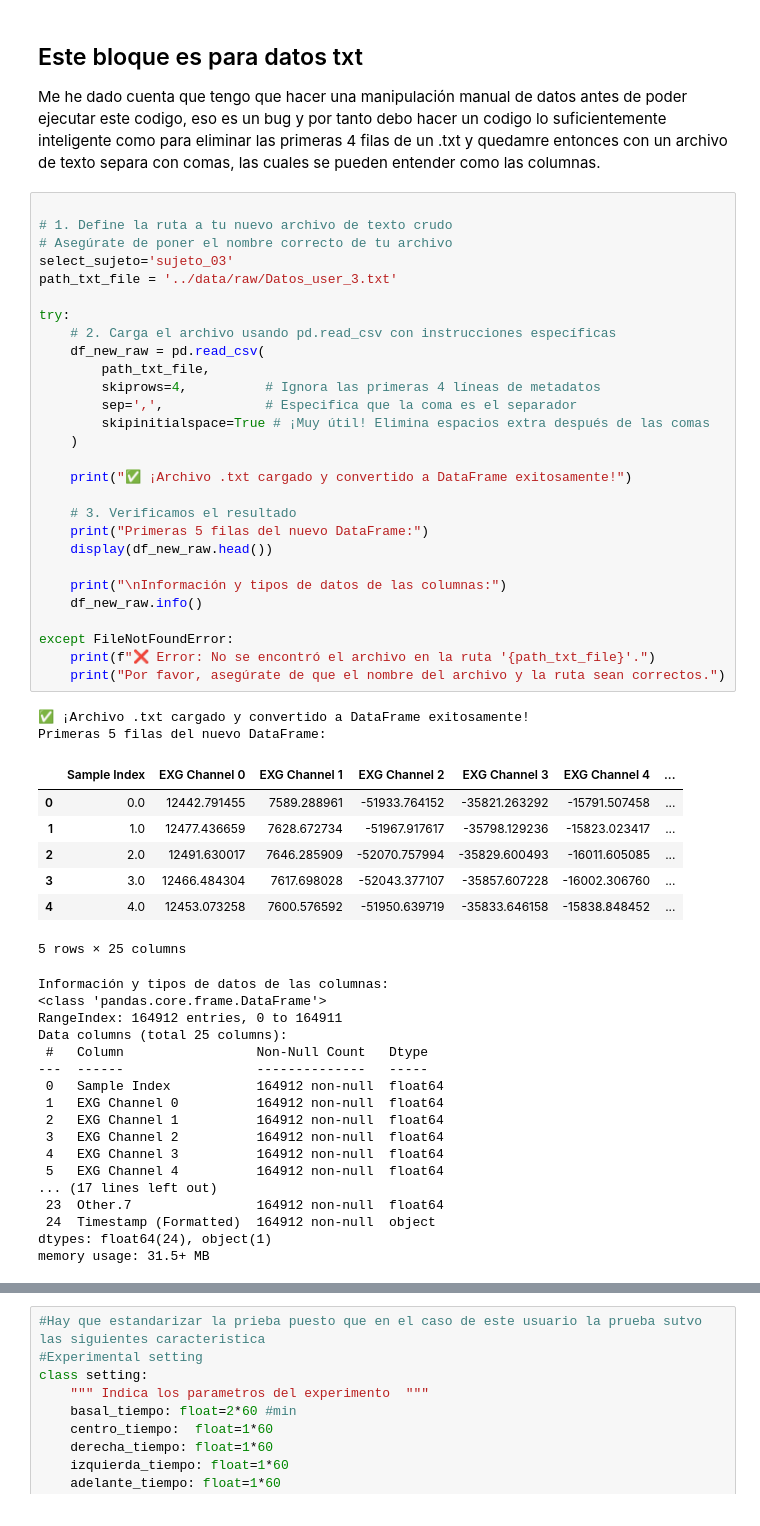
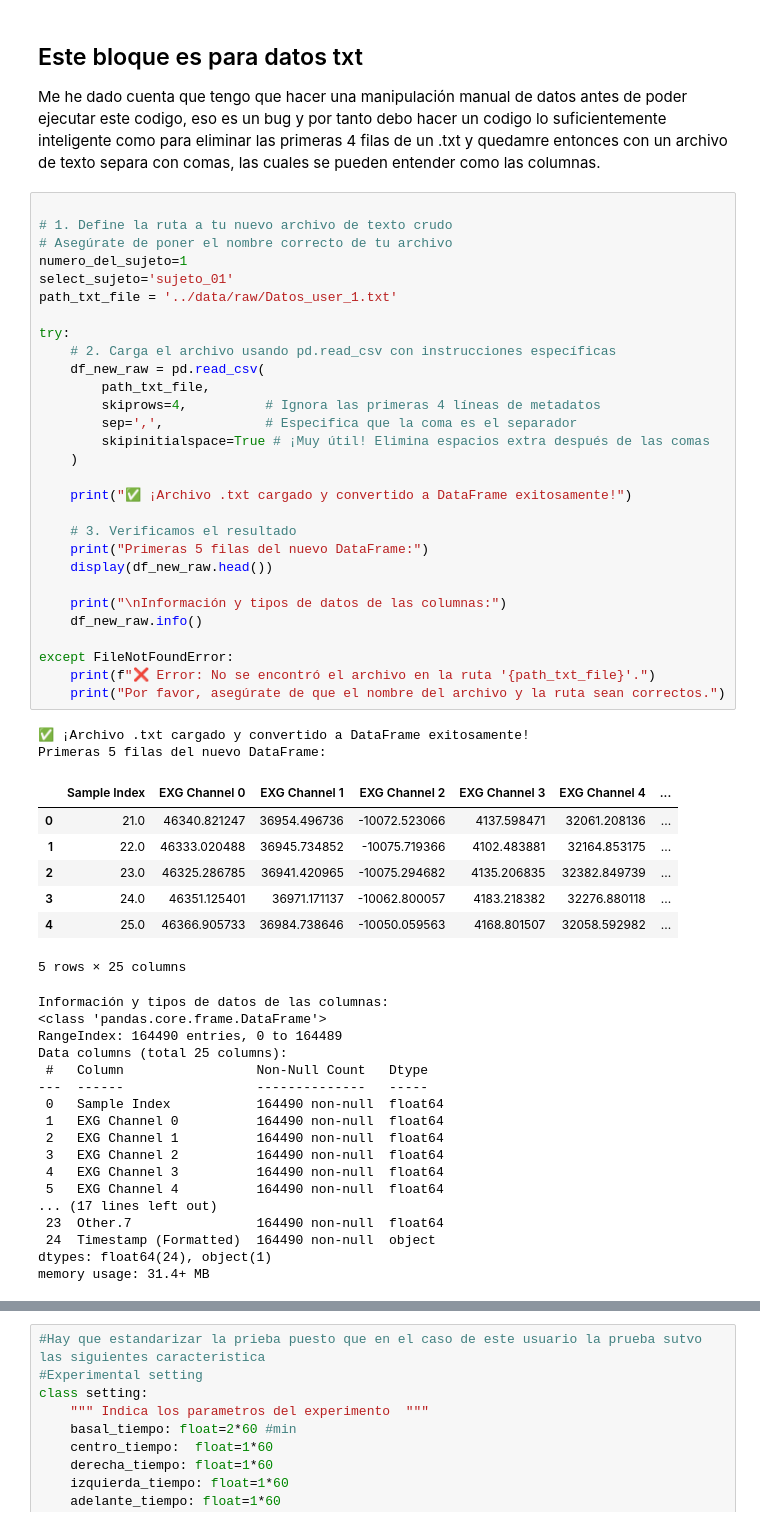
Before and after one commit to hdeavila1992/Robot_Human_Interfase_v0, a Jupyter notebook: notebooks/01-procesamiento-y-features.ipynb, the cells around one changed output, grey strips where cells are left out. Saved outputs shown, nothing was run; the diff lists cells and outputs as text.

```diff
--- a/notebooks/01-procesamiento-y-features.ipynb
+++ b/notebooks/01-procesamiento-y-features.ipynb
@@ -12,58 +12,59 @@ Me he dado cuenta que tengo que hacer una manipulación manual de datos antes de
 # %%
 
 # 1. Define la ruta a tu nuevo archivo de texto crudo
 # Asegúrate de poner el nombre correcto de tu archivo
-select_sujeto='sujeto_03'
-path_txt_file = '../data/raw/Datos_user_3.txt'
+numero_del_sujeto=1
+select_sujeto='sujeto_01'
+path_txt_file = '../data/raw/Datos_user_1.txt'
 
 try:
     # 2. Carga el archivo usando pd.read_csv con instrucciones específicas
     df_new_raw = pd.read_csv(
         path_txt_file,
         skiprows=4,          # Ignora las primeras 4 líneas de metadatos
         sep=',',             # Especifica que la coma es el separador
         skipinitialspace=True # ¡Muy útil! Elimina espacios extra después de las comas
     )
 
     print("✅ ¡Archivo .txt cargado y convertido a DataFrame exitosamente!")
 
     # 3. Verificamos el resultado
     print("Primeras 5 filas del nuevo DataFrame:")
     display(df_new_raw.head())
 
     print("\nInformación y tipos de datos de las columnas:")
     df_new_raw.info()
 
 except FileNotFoundError:
     print(f"❌ Error: No se encontró el archivo en la ruta '{path_txt_file}'.")
     print("Por favor, asegúrate de que el nombre del archivo y la ruta sean correctos.")
 # %% [output]
 ✅ ¡Archivo .txt cargado y convertido a DataFrame exitosamente!
 Primeras 5 filas del nuevo DataFrame:
 |  | Sample Index | EXG Channel 0 | EXG Channel 1 | EXG Channel 2 | EXG Channel 3 | EXG Channel 4 | ... |
-| 0 | 0.0 | 12442.791455 | 7589.288961 | -51933.764152 | -35821.263292 | -15791.507458 | ... |
-| 1 | 1.0 | 12477.436659 | 7628.672734 | -51967.917617 | -35798.129236 | -15823.023417 | ... |
-| 2 | 2.0 | 12491.630017 | 7646.285909 | -52070.757994 | -35829.600493 | -16011.605085 | ... |
-| 3 | 3.0 | 12466.484304 | 7617.698028 | -52043.377107 | -35857.607228 | -16002.306760 | ... |
-| 4 | 4.0 | 12453.073258 | 7600.576592 | -51950.639719 | -35833.646158 | -15838.848452 | ... |
+| 0 | 21.0 | 46340.821247 | 36954.496736 | -10072.523066 | 4137.598471 | 32061.208136 | ... |
+| 1 | 22.0 | 46333.020488 | 36945.734852 | -10075.719366 | 4102.483881 | 32164.853175 | ... |
+| 2 | 23.0 | 46325.286785 | 36941.420965 | -10075.294682 | 4135.206835 | 32382.849739 | ... |
+| 3 | 24.0 | 46351.125401 | 36971.171137 | -10062.800057 | 4183.218382 | 32276.880118 | ... |
+| 4 | 25.0 | 46366.905733 | 36984.738646 | -10050.059563 | 4168.801507 | 32058.592982 | ... |
 5 rows × 25 columns
 Información y tipos de datos de las columnas:
 <class 'pandas.core.frame.DataFrame'>
-RangeIndex: 164912 entries, 0 to 164911
+RangeIndex: 164490 entries, 0 to 164489
 Data columns (total 25 columns):
  #   Column                 Non-Null Count   Dtype
 ---  ------                 --------------   -----
- 0   Sample Index           164912 non-null  float64
- 1   EXG Channel 0          164912 non-null  float64
- 2   EXG Channel 1          164912 non-null  float64
- 3   EXG Channel 2          164912 non-null  float64
- 4   EXG Channel 3          164912 non-null  float64
- 5   EXG Channel 4          164912 non-null  float64
+ 0   Sample Index           164490 non-null  float64
+ 1   EXG Channel 0          164490 non-null  float64
+ 2   EXG Channel 1          164490 non-null  float64
+ 3   EXG Channel 2          164490 non-null  float64
+ 4   EXG Channel 3          164490 non-null  float64
+ 5   EXG Channel 4          164490 non-null  float64
 ... (17 lines left out)
- 23  Other.7                164912 non-null  float64
- 24  Timestamp (Formatted)  164912 non-null  object
+ 23  Other.7                164490 non-null  float64
+ 24  Timestamp (Formatted)  164490 non-null  object
 dtypes: float64(24), object(1)
-memory usage: 31.5+ MB
+memory usage: 31.4+ MB
 # %%
 df=df_new_raw[["Sample Index",	"EXG Channel 0",	"EXG Channel 1",	"EXG Channel 2",	"EXG Channel 3",	"EXG Channel 4",	"EXG Channel 5",	"EXG Channel 6",	"EXG Channel 7"]].copy()
 df.head()
```
Also changed, not shown: parts of 6 cells of this notebook, 7 other files.
